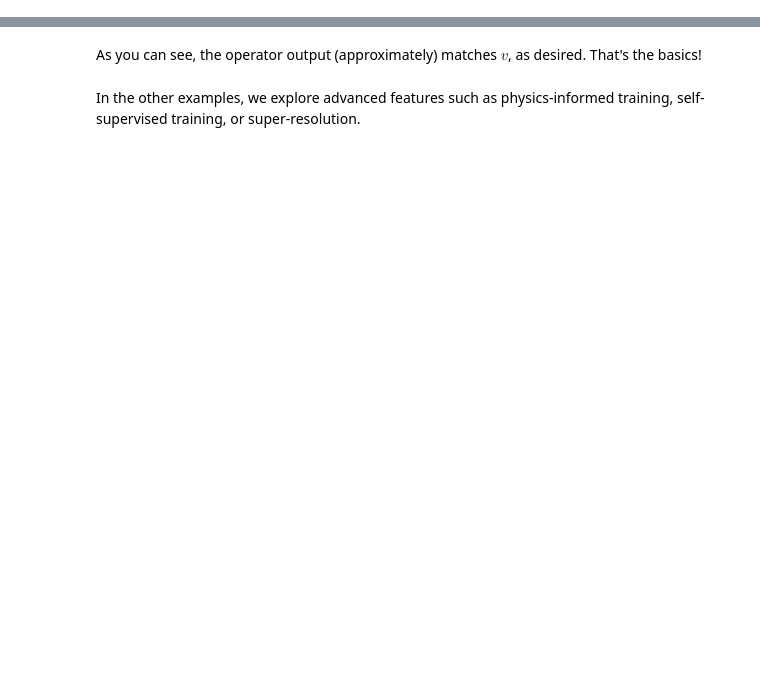
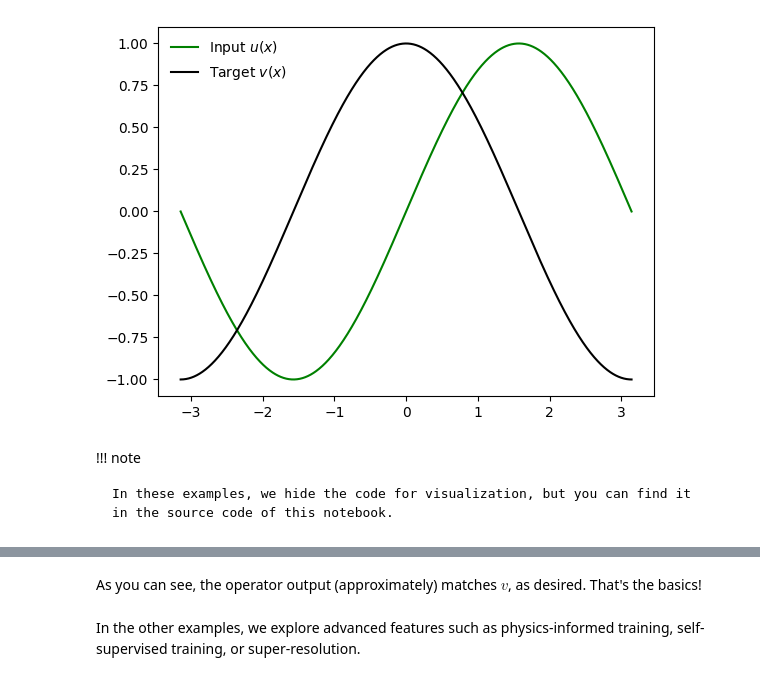
Before and after one commit to aai-institute/continuiti, a Jupyter notebook: examples/basics.ipynb, the cells around one changed output, grey strips where cells are left out. Drawn from its saved outputs; the diff is of its cells as text; code cells hidden in the pictures; blank space fills up the shorter version.

Commit message:
Simplify basics notebook.

```diff
--- a/examples/basics.ipynb
+++ b/examples/basics.ipynb
@@ -49,0 +43,21 @@ The goal is to learn a mapping between two infinite dimensional spaces. To work
+# %%
+# Input function u (some example)
+u_func = lambda x: torch.sin(x)
+
+# Target function v (the derivative of u)
+v_func = lambda y: torch.cos(y)
+
+# Domain size
+L = torch.pi
+# %%
+x = torch.linspace(-L, L, 1000)
+plt.plot(x, u_func(x), "g-", label=r"Input $u(x)$")
+plt.plot(x, v_func(x), "k-", label=r"Target $v(x)$")
+plt.legend()
+plt.show()
+# %% [output]
+[figure, added]
+# %% [markdown]
+!!! note
+
+    In these examples, we hide the code for visualization, but you can find it in the source code of this notebook.
```
Also changed, not shown: parts of 22 cells of this notebook.
